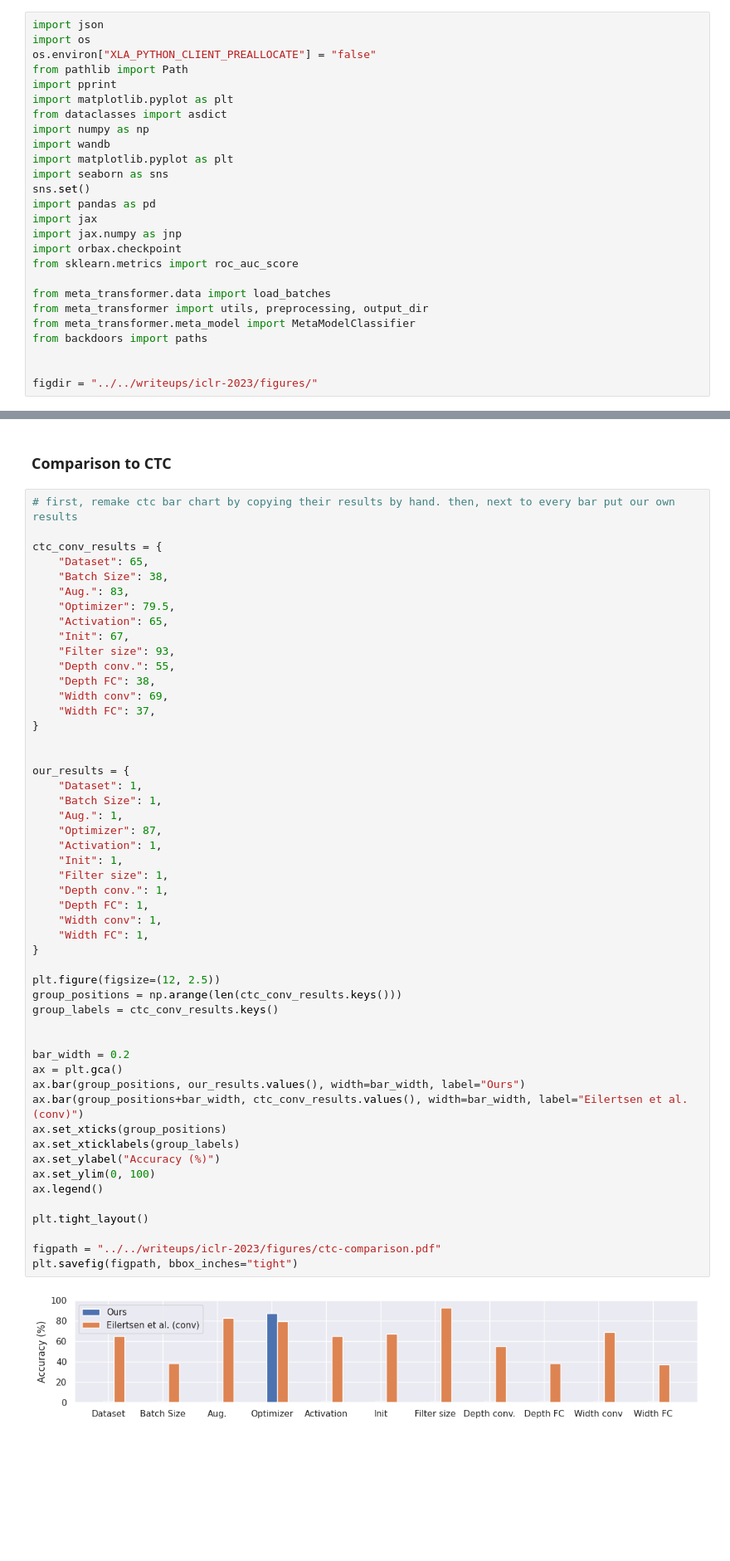
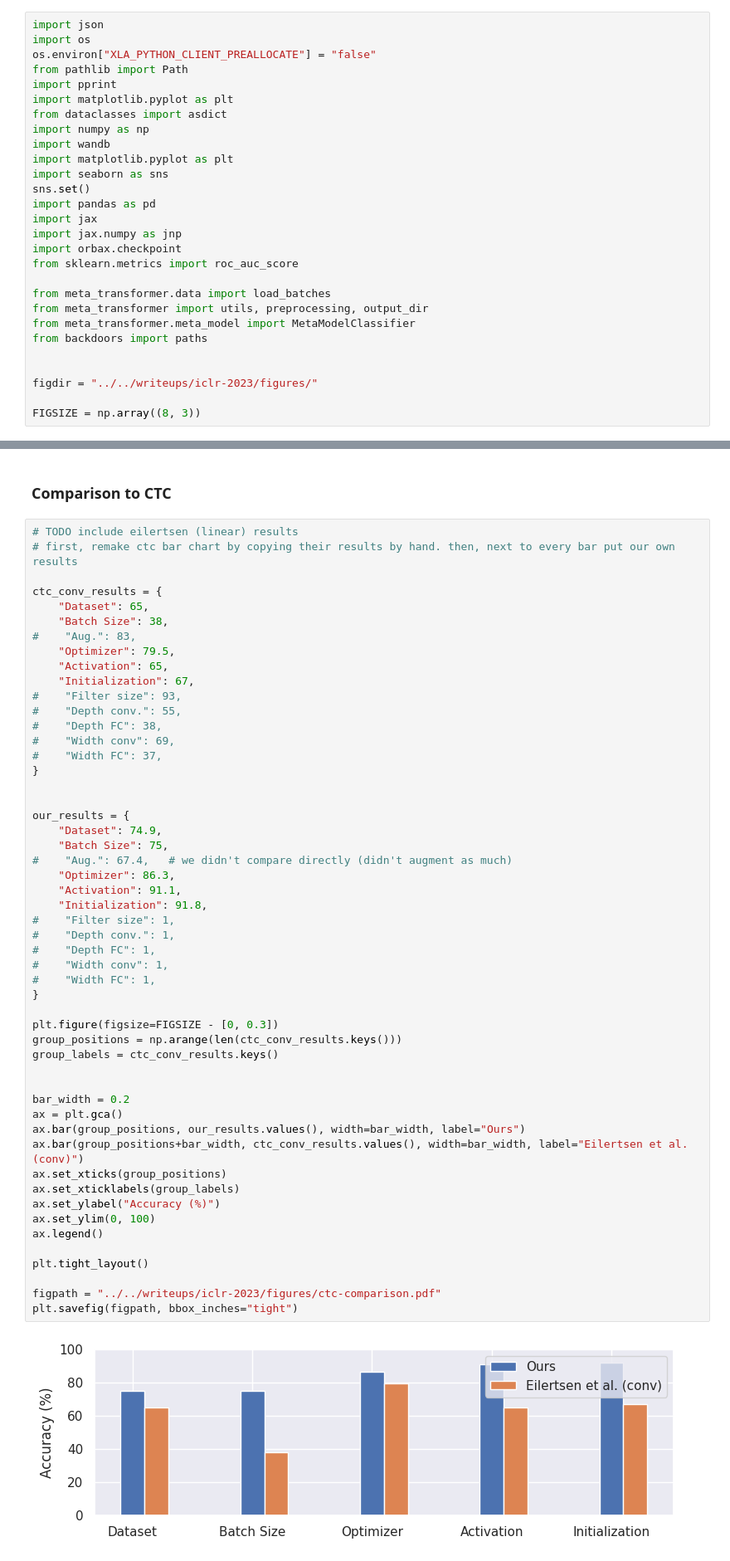
Before and after one commit to langosco/meta-transformer, a Jupyter notebook: notebooks/paper-plots.ipynb, the cells around one changed output, grey strips where cells are left out. Shown: that part at 83% size. Saved outputs shown, nothing was run; the diff lists cells and outputs as text; blank space fills up the shorter version.

```diff
--- a/notebooks/paper-plots.ipynb
+++ b/notebooks/paper-plots.ipynb
@@ -24,6 +24,8 @@ from backdoors import paths
 
 
 figdir = "../../writeups/iclr-2023/figures/"
+
+FIGSIZE = np.array((8, 3))
 # %% [markdown]
 ### Detecting backdoors
 # %%
@@ -311,55 +281,56 @@ ax.set_ylim((0.5, 1))
 # %% [markdown]
 ### Comparison to CTC
 # %%
+# TODO include eilertsen (linear) results
 # first, remake ctc bar chart by copying their results by hand. then, next to every bar put our own results
 
 ctc_conv_results = {
     "Dataset": 65,
     "Batch Size": 38,
-    "Aug.": 83,
+#    "Aug.": 83,
     "Optimizer": 79.5,
     "Activation": 65,
-    "Init": 67,
-    "Filter size": 93,
-    "Depth conv.": 55,
-    "Depth FC": 38,
-    "Width conv": 69,
-    "Width FC": 37,
+    "Initialization": 67,
+#    "Filter size": 93,
+#    "Depth conv.": 55,
+#    "Depth FC": 38,
+#    "Width conv": 69,
+#    "Width FC": 37,
 }
 
 
 our_results = {
-    "Dataset": 1,
-    "Batch Size": 1,
-    "Aug.": 1,
-    "Optimizer": 87,
-    "Activation": 1,
-    "Init": 1,
-    "Filter size": 1,
-    "Depth conv.": 1,
-    "Depth FC": 1,
-    "Width conv": 1,
-    "Width FC": 1,
+    "Dataset": 74.9,
+    "Batch Size": 75,
+#    "Aug.": 67.4,   # we didn't compare directly (didn't augment as much)
+    "Optimizer": 86.3,
+    "Activation": 91.1,
+    "Initialization": 91.8,
+#    "Filter size": 1,
+#    "Depth conv.": 1,
+#    "Depth FC": 1,
+#    "Width conv": 1,
+#    "Width FC": 1,
 }
 
-plt.figure(figsize=(12, 2.5))
+plt.figure(figsize=FIGSIZE - [0, 0.3])
 group_positions = np.arange(len(ctc_conv_results.keys()))
 group_labels = ctc_conv_results.keys()
 
 
 bar_width = 0.2
 ax = plt.gca()
 ax.bar(group_positions, our_results.values(), width=bar_width, label="Ours")
 ax.bar(group_positions+bar_width, ctc_conv_results.values(), width=bar_width, label="Eilertsen et al. (conv)")
 ax.set_xticks(group_positions)
 ax.set_xticklabels(group_labels)
 ax.set_ylabel("Accuracy (%)")
 ax.set_ylim(0, 100)
 ax.legend()
 
 plt.tight_layout()
 
 figpath = "../../writeups/iclr-2023/figures/ctc-comparison.pdf"
 plt.savefig(figpath, bbox_inches="tight")
 # %% [output]
-[figure, old version]
+[figure, new version]
```
Also changed, not shown: parts of 12 cells of this notebook, 5 other files.
